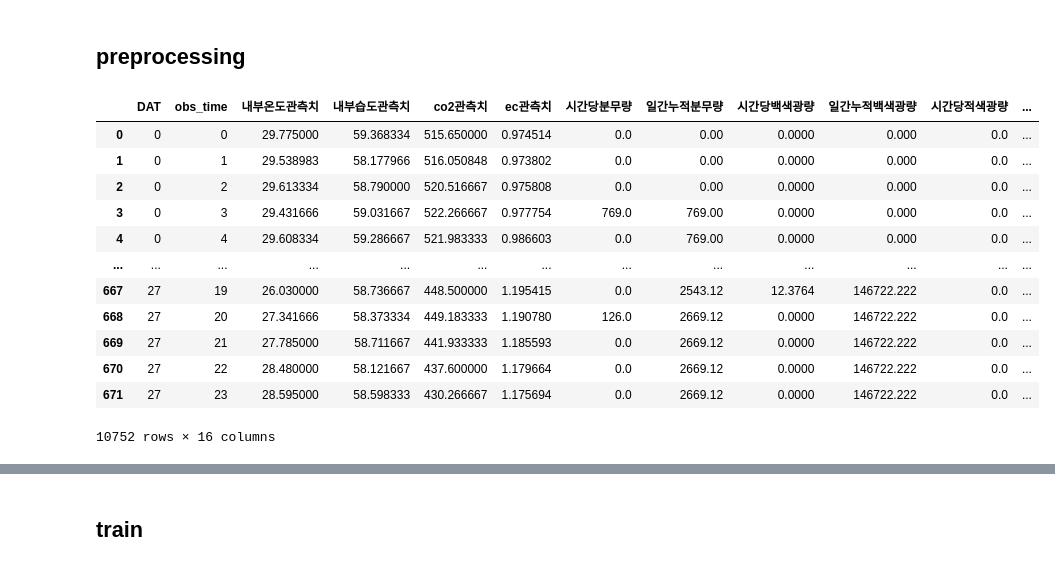
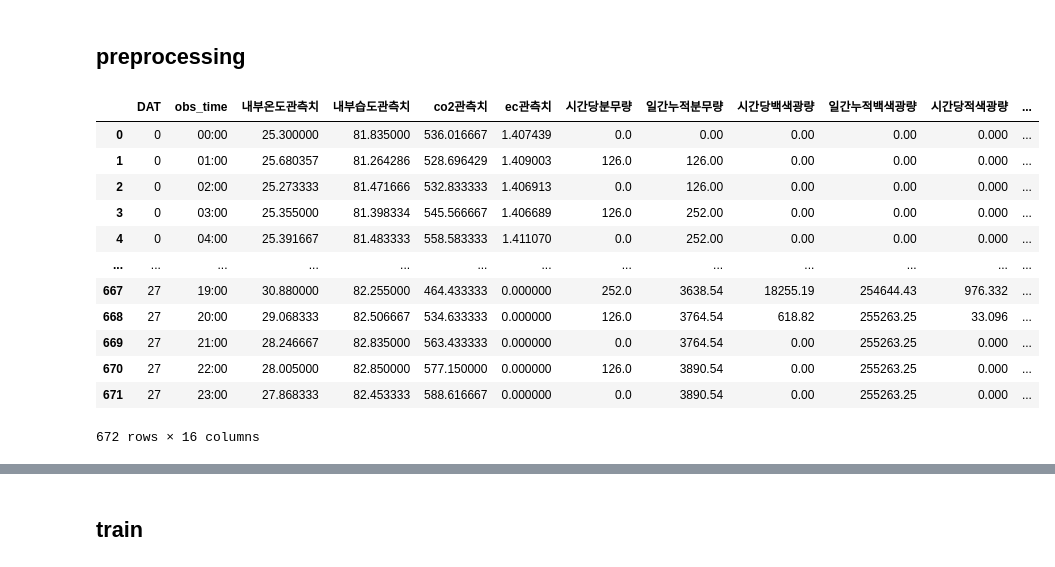
Before and after one commit to Myungbin/Lettuce-Growth-Environment-Prediction, a Jupyter notebook: code/baseline.ipynb, the cells around one changed output, grey strips where cells are left out. Drawn from its saved outputs; the diff is of its cells as text; code cells hidden in the pictures.

Commit message:
update preprocessing.py

```diff
--- a/code/baseline.ipynb
+++ b/code/baseline.ipynb
@@ -31,4 +31,21 @@ train : 28 28
 test  : 5 5
 # %% [markdown]
 ## preprocessing
+# %%
+case_0 = pd.read_csv(X_tr_list[0])
+case_0
+# %% [output]
+|  | DAT | obs_time | 내부온도관측치 | 내부습도관측치 | co2관측치 | ec관측치 | 시간당분무량 | 일간누적분무량 | 시간당백색광량 | 일간누적백색광량 | 시간당적색광량 | ... |
+| 0 | 0 | 00:00 | 25.300000 | 81.835000 | 536.016667 | 1.407439 | 0.0 | 0.00 | 0.00 | 0.00 | 0.000 | ... |
+| 1 | 0 | 01:00 | 25.680357 | 81.264286 | 528.696429 | 1.409003 | 126.0 | 126.00 | 0.00 | 0.00 | 0.000 | ... |
+| 2 | 0 | 02:00 | 25.273333 | 81.471666 | 532.833333 | 1.406913 | 0.0 | 126.00 | 0.00 | 0.00 | 0.000 | ... |
+| 3 | 0 | 03:00 | 25.355000 | 81.398334 | 545.566667 | 1.406689 | 126.0 | 252.00 | 0.00 | 0.00 | 0.000 | ... |
+| 4 | 0 | 04:00 | 25.391667 | 81.483333 | 558.583333 | 1.411070 | 0.0 | 252.00 | 0.00 | 0.00 | 0.000 | ... |
+| ... | ... | ... | ... | ... | ... | ... | ... | ... | ... | ... | ... | ... |
+| 667 | 27 | 19:00 | 30.880000 | 82.255000 | 464.433333 | 0.000000 | 252.0 | 3638.54 | 18255.19 | 254644.43 | 976.332 | ... |
+| 668 | 27 | 20:00 | 29.068333 | 82.506667 | 534.633333 | 0.000000 | 126.0 | 3764.54 | 618.82 | 255263.25 | 33.096 | ... |
+| 669 | 27 | 21:00 | 28.246667 | 82.835000 | 563.433333 | 0.000000 | 0.0 | 3764.54 | 0.00 | 255263.25 | 0.000 | ... |
+| 670 | 27 | 22:00 | 28.005000 | 82.850000 | 577.150000 | 0.000000 | 126.0 | 3890.54 | 0.00 | 255263.25 | 0.000 | ... |
+| 671 | 27 | 23:00 | 27.868333 | 82.453333 | 588.616667 | 0.000000 | 0.0 | 3890.54 | 0.00 | 255263.25 | 0.000 | ... |
+672 rows × 16 columns
 # %%
@@ -70,17 +84,0 @@ def ctgan_preprocessing(df_list):
-# %%
-X_tr = ctgan_preprocessing(X_tr_list)
-X_tr
-# %% [output]
-|  | DAT | obs_time | 내부온도관측치 | 내부습도관측치 | co2관측치 | ec관측치 | 시간당분무량 | 일간누적분무량 | 시간당백색광량 | 일간누적백색광량 | 시간당적색광량 | ... |
-| 0 | 0 | 0 | 29.775000 | 59.368334 | 515.650000 | 0.974514 | 0.0 | 0.00 | 0.0000 | 0.000 | 0.0 | ... |
-| 1 | 0 | 1 | 29.538983 | 58.177966 | 516.050848 | 0.973802 | 0.0 | 0.00 | 0.0000 | 0.000 | 0.0 | ... |
-| 2 | 0 | 2 | 29.613334 | 58.790000 | 520.516667 | 0.975808 | 0.0 | 0.00 | 0.0000 | 0.000 | 0.0 | ... |
-| 3 | 0 | 3 | 29.431666 | 59.031667 | 522.266667 | 0.977754 | 769.0 | 769.00 | 0.0000 | 0.000 | 0.0 | ... |
-| 4 | 0 | 4 | 29.608334 | 59.286667 | 521.983333 | 0.986603 | 0.0 | 769.00 | 0.0000 | 0.000 | 0.0 | ... |
-| ... | ... | ... | ... | ... | ... | ... | ... | ... | ... | ... | ... | ... |
-| 667 | 27 | 19 | 26.030000 | 58.736667 | 448.500000 | 1.195415 | 0.0 | 2543.12 | 12.3764 | 146722.222 | 0.0 | ... |
-| 668 | 27 | 20 | 27.341666 | 58.373334 | 449.183333 | 1.190780 | 126.0 | 2669.12 | 0.0000 | 146722.222 | 0.0 | ... |
-| 669 | 27 | 21 | 27.785000 | 58.711667 | 441.933333 | 1.185593 | 0.0 | 2669.12 | 0.0000 | 146722.222 | 0.0 | ... |
-| 670 | 27 | 22 | 28.480000 | 58.121667 | 437.600000 | 1.179664 | 0.0 | 2669.12 | 0.0000 | 146722.222 | 0.0 | ... |
-| 671 | 27 | 23 | 28.595000 | 58.598333 | 430.266667 | 1.175694 | 0.0 | 2669.12 | 0.0000 | 146722.222 | 0.0 | ... |
-10752 rows × 16 columns
```
Also changed, not shown: parts of 2 cells of this notebook, 3 other files.
